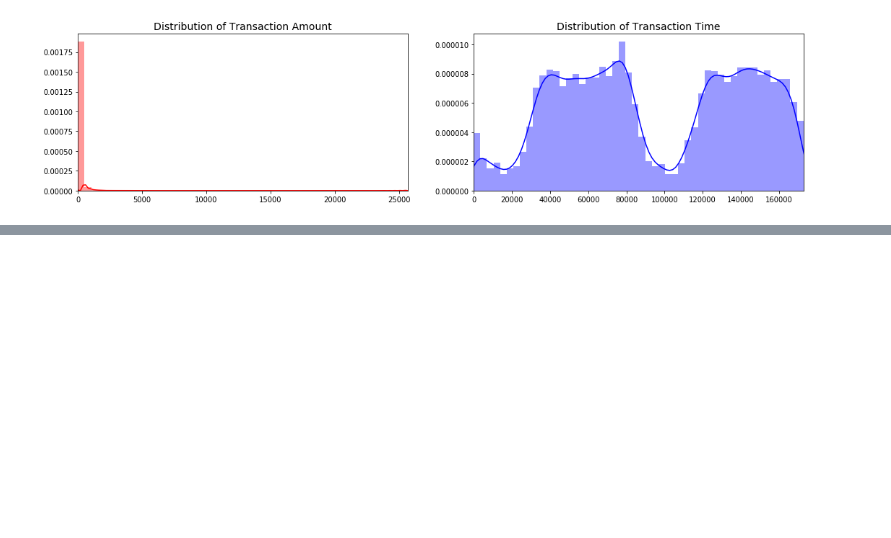
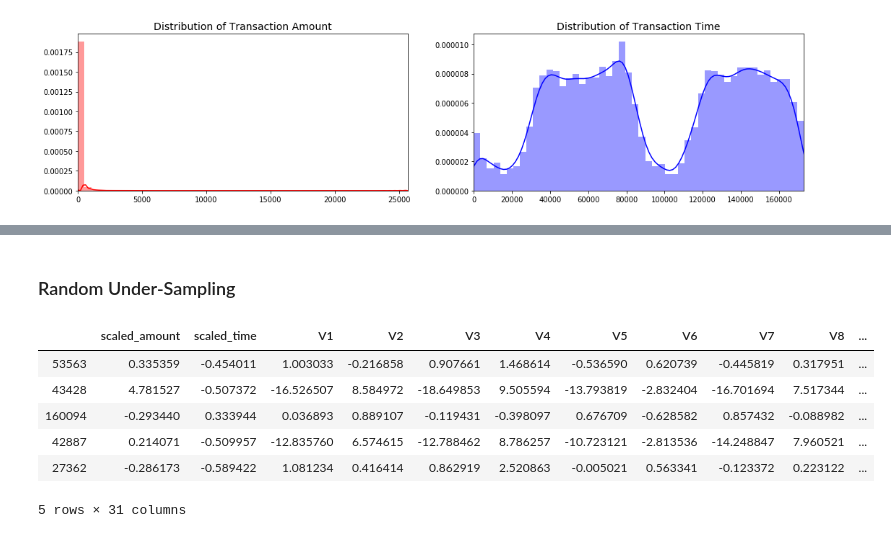
Before and after one commit to pabloazevedo/PortifolioDS, a Jupyter notebook: CreditCard_Fraud.ipynb, the cells around one changed output, grey strips where cells are left out. Drawn from its saved outputs; the diff is of its cells as text; code cells hidden in the pictures; blank space fills up the shorter version.

```diff
--- a/CreditCard_Fraud.ipynb
+++ b/CreditCard_Fraud.ipynb
@@ -110,0 +215,27 @@ plt.show()
+# %% [markdown]
+### Random Under-Sampling
+# %%
+# Since our classes are highly skewed we should make them equivalent in order to have a normal distribution of the classes.
+
+# Lets shuffle the data before creating the subsamples
+
+df = df.sample(frac=1)
+
+# amount of fraud classes 492 rows.
+fraud_df = df.loc[df['Class'] == 1]
+non_fraud_df = df.loc[df['Class'] == 0][:492]
+
+normal_distributed_df = pd.concat([fraud_df, non_fraud_df])
+
+# Shuffle dataframe rows
+new_df = normal_distributed_df.sample(frac=1, random_state=42)
+
+new_df.head()
+# %% [output]
+|  | scaled_amount | scaled_time | V1 | V2 | V3 | V4 | V5 | V6 | V7 | V8 | ... |
+| 53563 | 0.335359 | -0.454011 | 1.003033 | -0.216858 | 0.907661 | 1.468614 | -0.536590 | 0.620739 | -0.445819 | 0.317951 | ... |
+| 43428 | 4.781527 | -0.507372 | -16.526507 | 8.584972 | -18.649853 | 9.505594 | -13.793819 | -2.832404 | -16.701694 | 7.517344 | ... |
+| 160094 | -0.293440 | 0.333944 | 0.036893 | 0.889107 | -0.119431 | -0.398097 | 0.676709 | -0.628582 | 0.857432 | -0.088982 | ... |
+| 42887 | 0.214071 | -0.509957 | -12.835760 | 6.574615 | -12.788462 | 8.786257 | -10.723121 | -2.813536 | -14.248847 | 7.960521 | ... |
+| 27362 | -0.286173 | -0.589422 | 1.081234 | 0.416414 | 0.862919 | 2.520863 | -0.005021 | 0.563341 | -0.123372 | 0.223122 | ... |
+5 rows × 31 columns
```
Also changed, not shown: parts of 15 cells of this notebook.
